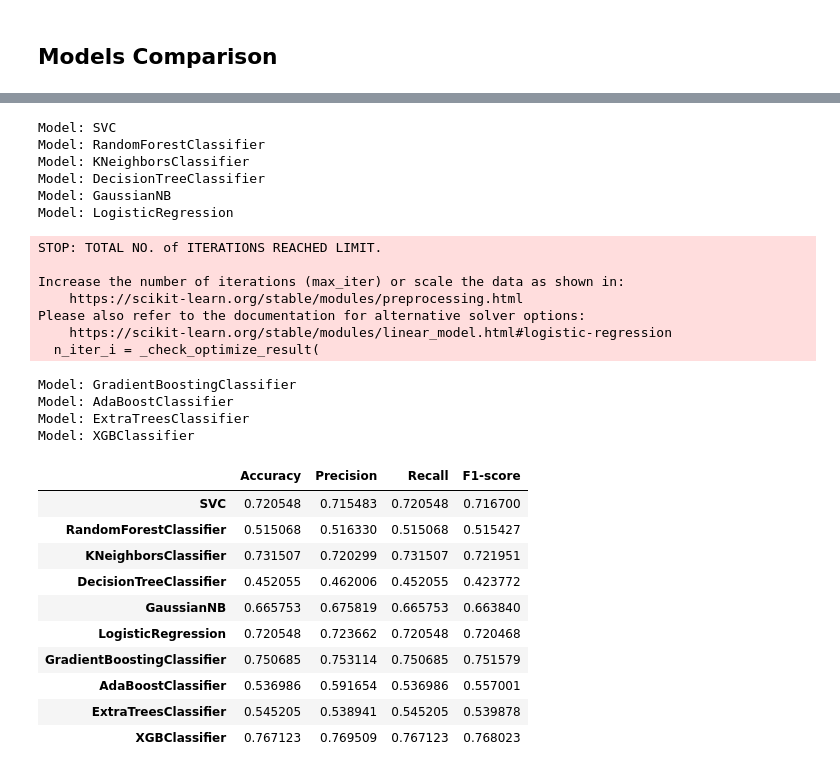
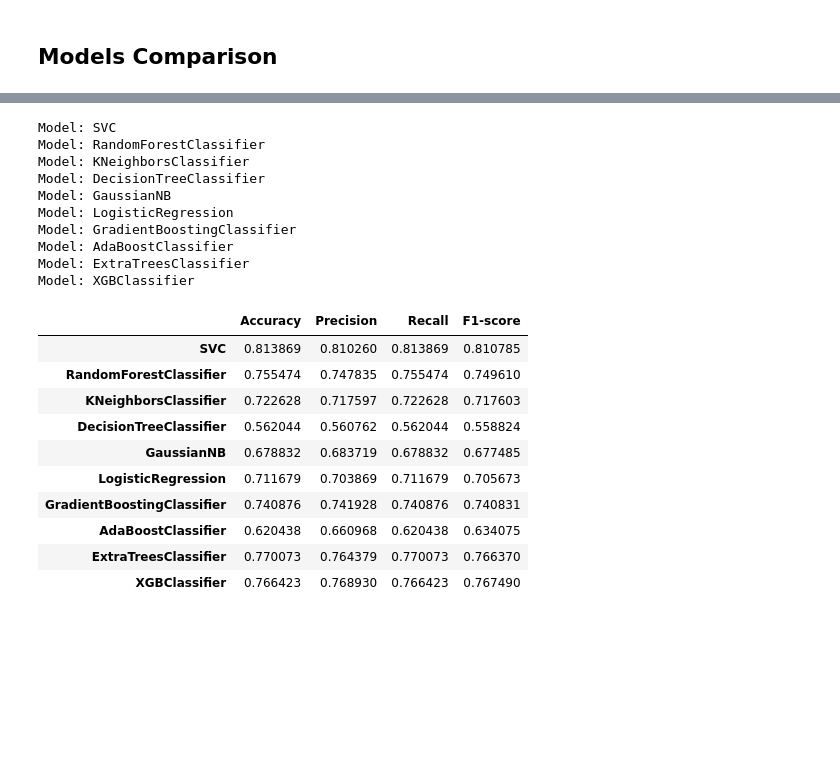
Before and after one commit to hazemtarekelaswad/Hand-Gesture-Recognition, a Jupyter notebook: src/model_training/models-comparison-output01.ipynb, the cells around one changed output, grey strips where cells are left out. Cells and saved outputs as stored; diff of their text form; code cells hidden in the pictures; blank space fills up the shorter version.

```diff
--- a/src/model_training/models-comparison-output01.ipynb
+++ b/src/model_training/models-comparison-output01.ipynb
@@ -10,6 +10,7 @@ from feature_extraction.hog_descriptor import *
 import numpy as np
 import pandas as pd
 from sklearn.metrics import accuracy_score, precision_score, recall_score, f1_score, auc, confusion_matrix
+import pickle
 
 
 def get_metrics(y_true, y_pred, print_metrics=True):
@@ -44,6 +45,8 @@ def get_metrics_model(model, X_train, y_train, X_test, y_test, print_metrics=Tru
     if print_metrics:
        print("training model: {}".format(model.__class__.__name__))
     model.fit(X_train, y_train)
+    pickle.dump(model, open('../../models/model.pkl', 'wb'))
+
     if print_metrics:
         print("predicting model: {}".format(model.__class__.__name__))
     y_pred = model.predict(X_test)
@@ -132,9 +109,10 @@ from xgboost import XGBClassifier
 
 
 models = [svm.SVC(C=0.1, gamma=0.1, kernel='poly'), RandomForestClassifier(max_depth=20, min_samples_leaf=1, min_samples_split=2, n_estimators=100),
-          KNeighborsClassifier(n_neighbors=1), DecisionTreeClassifier(criterion='gini', max_depth=9 min_samples_leaf=1), GaussianNB(),
-          LogisticRegression(), GradientBoostingClassifier(n_estimators=100, learning_rate=.1, max_depth=3, random_state=0), AdaBoostClassifier(n_estimators=1000, random_state=0),
-          ExtraTreesClassifier(n_estimators=1, random_state=0), XGBClassifier(n_estimators=1000, learning_rate=0.008, max_depth=3, random_state=0)]
+          KNeighborsClassifier(n_neighbors=1), DecisionTreeClassifier(criterion='gini', max_depth=9, min_samples_leaf=1), GaussianNB(),
+          LogisticRegression(C=0.01, max_iter=100, penalty='l2'), GradientBoostingClassifier(n_estimators=100, learning_rate=.1, max_depth=3, random_state=0),
+          AdaBoostClassifier(learning_rate=0.01, n_estimators=1000), ExtraTreesClassifier(criterion='entropy', max_depth=20, min_samples_leaf=1, min_samples_split=2, n_estimators=200),
+          XGBClassifier(n_estimators=1000, learning_rate=0.008, max_depth=3, random_state=0)]
 # %%
 from sklearn.model_selection import train_test_split
 
@@ -706,33 +703,26 @@ Model: XGBClassifier
 # %%
-df_metrics_hog_efd_builtin  = get_metrics_all_models(models, X_train_hog_efd_builtin, Y_train_hog_efd_builtin, X_test_hog_efd_builtin, Y_test_hog_efd_builtin)
+df_metrics_hog_efd_builtin  = get_metrics_all_models(models, X_train_val_hog_efd_builtin, Y_train_val_hog_efd_builtin, X_test_hog_efd_builtin, Y_test_hog_efd_builtin)
 
 df_metrics_hog_efd_builtin.drop('Confusion matrix', axis=1)
 # %% [output]
 Model: SVC
 Model: RandomForestClassifier
 Model: KNeighborsClassifier
 Model: DecisionTreeClassifier
 Model: GaussianNB
 Model: LogisticRegression
+Model: GradientBoostingClassifier
+Model: AdaBoostClassifier
+Model: ExtraTreesClassifier
+Model: XGBClassifier
-STOP: TOTAL NO. of ITERATIONS REACHED LIMIT.
-
-Increase the number of iterations (max_iter) or scale the data as shown in:
-    https://scikit-learn.org/stable/modules/preprocessing.html
-Please also refer to the documentation for alternative solver options:
-    https://scikit-learn.org/stable/modules/linear_model.html#logistic-regression
-  n_iter_i = _check_optimize_result(
-Model: GradientBoostingClassifier
-Model: AdaBoostClassifier
-Model: ExtraTreesClassifier
-Model: XGBClassifier
 |  | Accuracy | Precision | Recall | F1-score |
-| SVC | 0.720548 | 0.715483 | 0.720548 | 0.716700 |
-| RandomForestClassifier | 0.515068 | 0.516330 | 0.515068 | 0.515427 |
-| KNeighborsClassifier | 0.731507 | 0.720299 | 0.731507 | 0.721951 |
-| DecisionTreeClassifier | 0.452055 | 0.462006 | 0.452055 | 0.423772 |
-| GaussianNB | 0.665753 | 0.675819 | 0.665753 | 0.663840 |
-| LogisticRegression | 0.720548 | 0.723662 | 0.720548 | 0.720468 |
-| GradientBoostingClassifier | 0.750685 | 0.753114 | 0.750685 | 0.751579 |
-| AdaBoostClassifier | 0.536986 | 0.591654 | 0.536986 | 0.557001 |
-| ExtraTreesClassifier | 0.545205 | 0.538941 | 0.545205 | 0.539878 |
-| XGBClassifier | 0.767123 | 0.769509 | 0.767123 | 0.768023 |
+| SVC | 0.813869 | 0.810260 | 0.813869 | 0.810785 |
+| RandomForestClassifier | 0.755474 | 0.747835 | 0.755474 | 0.749610 |
+| KNeighborsClassifier | 0.722628 | 0.717597 | 0.722628 | 0.717603 |
+| DecisionTreeClassifier | 0.562044 | 0.560762 | 0.562044 | 0.558824 |
+| GaussianNB | 0.678832 | 0.683719 | 0.678832 | 0.677485 |
+| LogisticRegression | 0.711679 | 0.703869 | 0.711679 | 0.705673 |
+| GradientBoostingClassifier | 0.740876 | 0.741928 | 0.740876 | 0.740831 |
+| AdaBoostClassifier | 0.620438 | 0.660968 | 0.620438 | 0.634075 |
+| ExtraTreesClassifier | 0.770073 | 0.764379 | 0.770073 | 0.766370 |
+| XGBClassifier | 0.766423 | 0.768930 | 0.766423 | 0.767490 |
```
Also changed, not shown: parts of 28 cells of this notebook, 16 other files.
